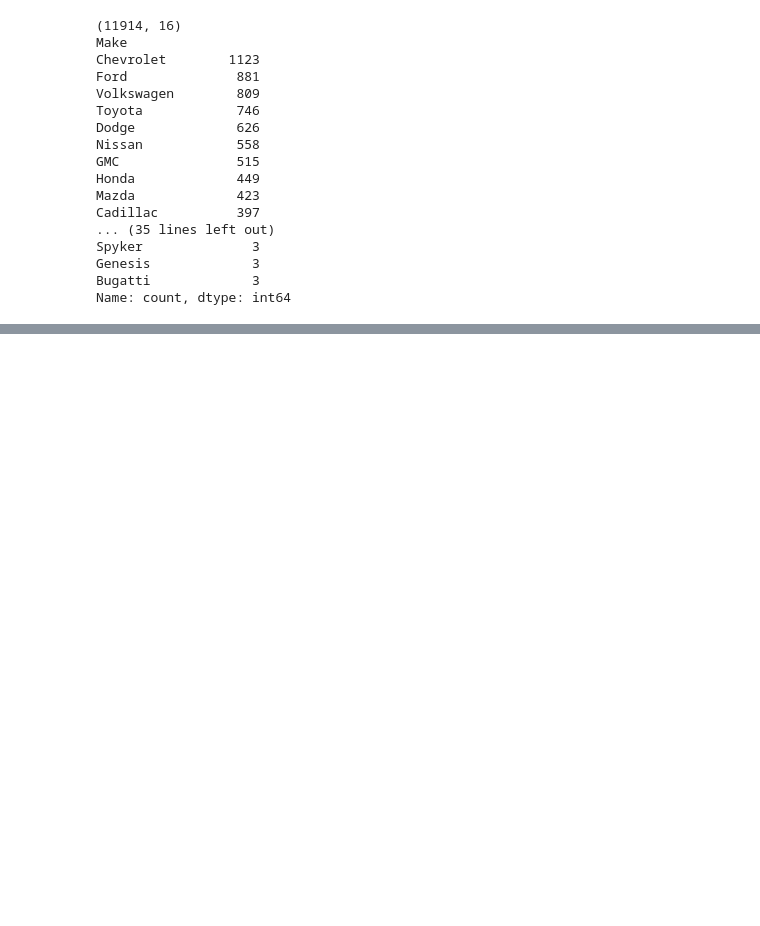
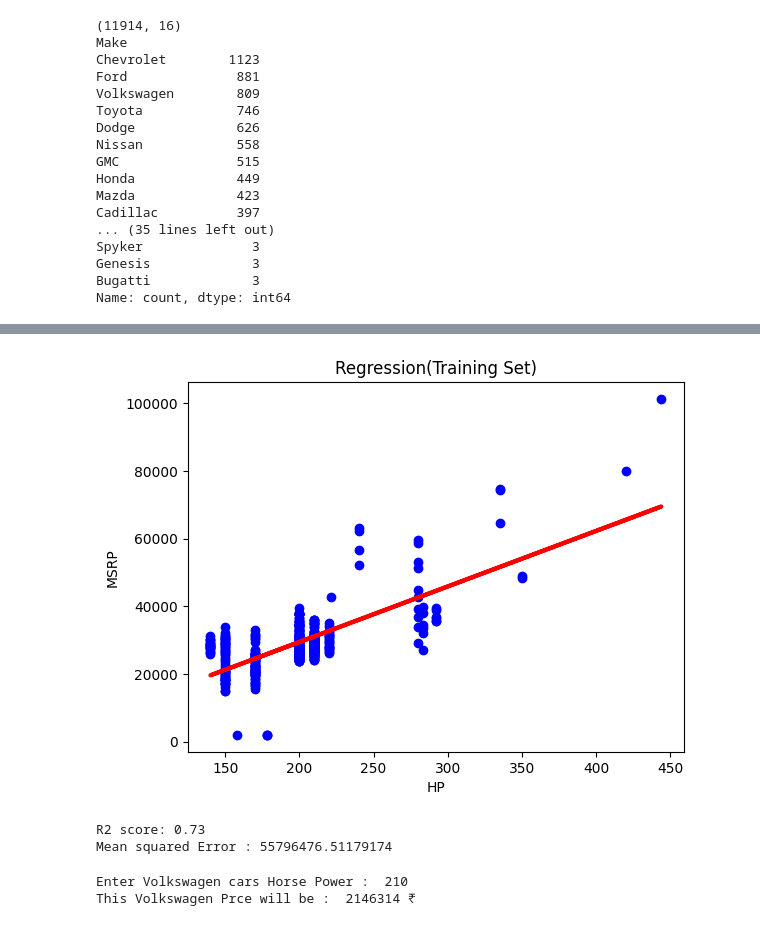
Before and after one commit to ksuwa55/ml-env, a Jupyter notebook: 01_LinearRegression/CarFeaturesAndMSRP.ipynb, the cells around one changed output, grey strips where cells are left out. Cells and saved outputs as stored; diff of their text form; code cells hidden in the pictures; blank space fills up the shorter version.

```diff
--- a/01_LinearRegression/CarFeaturesAndMSRP.ipynb
+++ b/01_LinearRegression/CarFeaturesAndMSRP.ipynb
@@ -62,0 +133,26 @@ Name: count, dtype: int64
+# %%
+plt.scatter(x_train, y_train, color="blue")
+plt.plot(x_train, regressor.predict(x_train), color="red", linewidth=3)
+plt.title('Regression(Training Set)')
+plt.xlabel('HP')
+plt.ylabel('MSRP')
+plt.show()
+# %% [output]
+[figure, added]
+# %%
+y_pred = regressor.predict(x_test)
+print('R2 score: %.2f' % r2_score(y_test,y_pred)) # Priniting R2 Score
+print('Mean squared Error :',mean_squared_error(y_test,y_pred)) # Priniting the mean error
+# %% [output]
+R2 score: 0.73
+Mean squared Error : 55796476.51179174
+# %%
+def car_price(hp):
+    result = regressor.predict(np.array(hp).reshape(1,-1))
+    return result[0,0]
+
+car_hp = int(input('Enter Volkswagen cars Horse Power : '))
+print('This Volkswagen Prce will be : ',int(car_price(car_hp))*69,'₹')
+# %% [output]
+Enter Volkswagen cars Horse Power :  210
+This Volkswagen Prce will be :  2146314 ₹
```
Also changed, not shown: parts of 6 cells of this notebook.
